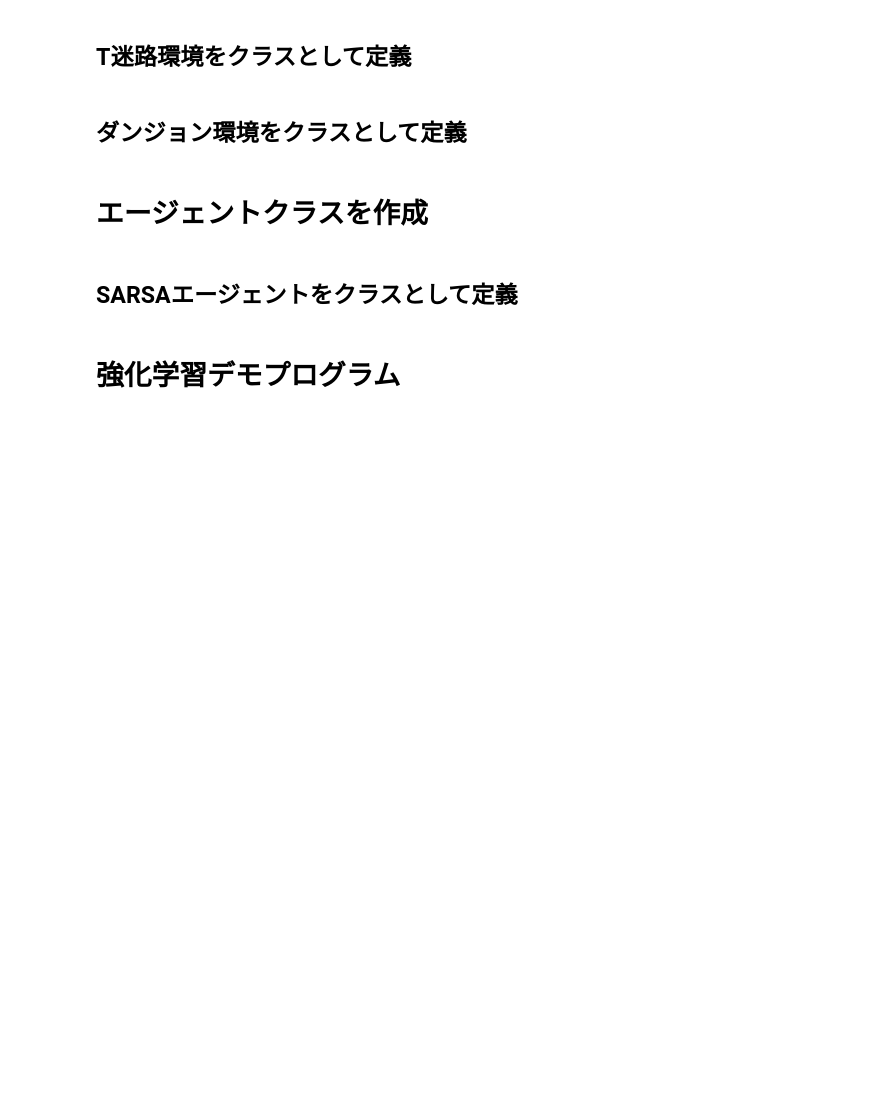
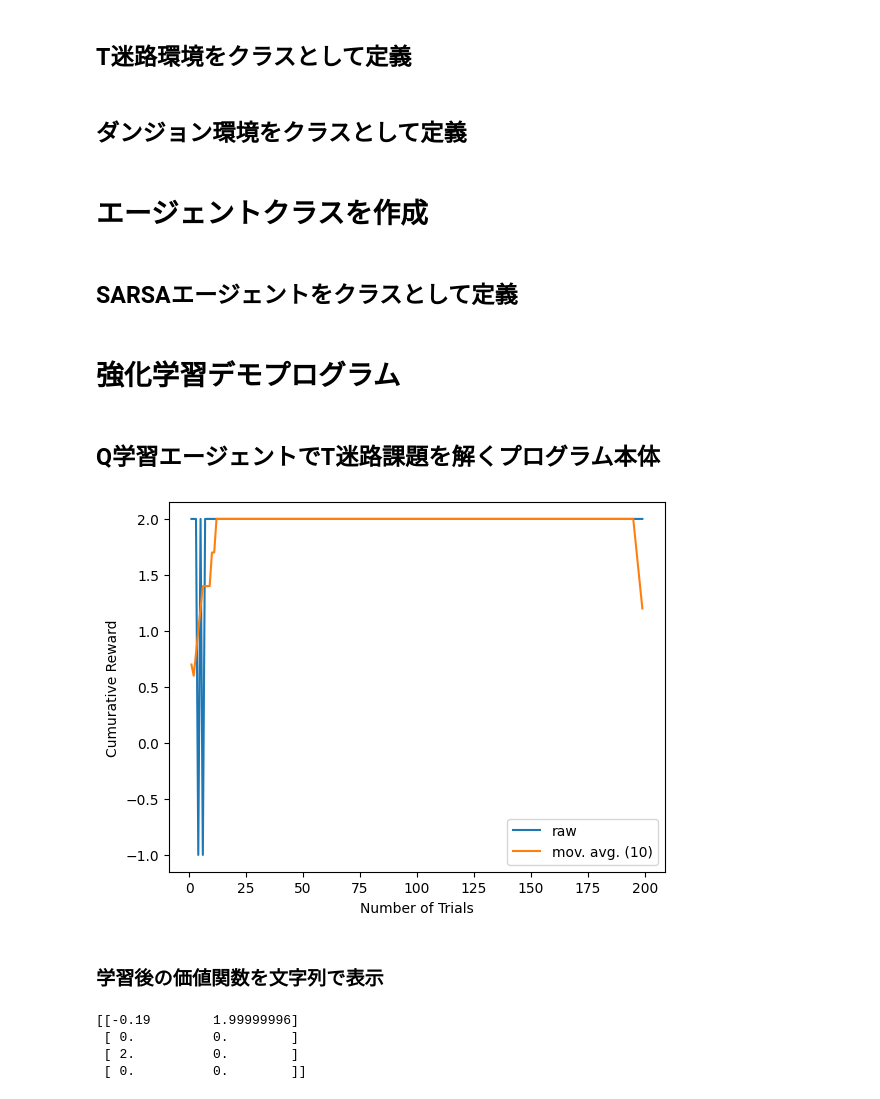
Before and after one commit to juniti-y/RLseminar, a Jupyter notebook: RLex02.ipynb, the cells around one changed output. Cells and saved outputs as stored; diff of their text form; code cells hidden in the pictures; blank space fills up the shorter version.

```diff
--- a/RLex02.ipynb
+++ b/RLex02.ipynb
@@ -381,6 +381,8 @@ class SARSAagent(Qagent):
         return
 # %% [markdown]
 # 強化学習デモプログラム
+# %% [markdown]
+## Q学習エージェントでT迷路課題を解くプログラム本体
 # %%
 # 最大トライアル数を設定
 MaxTrials = 200
@@ -398,39 +400,50 @@ env1 = Tmaze()
 agent1 = Qagent(num_state, num_action)
 
 # 学習エージェントのメタパラメータを設定
-agent1.set_meta_parameter(alpha=0.1, beta=2.0, gamma=1.0)
+agent1.set_meta_parameter(alpha=0.1, beta=5.0, gamma=1.0)
 
 # 各トライアルに獲得した累積報酬を格納する変数を初期化
 cum_rwd = np.zeros(MaxTrials)
 # トライアルをMaxTrials回くり返す
 for trial in range(MaxTrials):
     # 過去の状態・行動履歴をリセットする
     agent1.reset_memory()
     # 環境を初期状態に戻し、その状態を取得する
     [rwd, state] = env1.init_state()
     # ゴール状態に到達するまで以下をくり返す
     for step in range(MaxSteps):
         # ゴール状態に到達できたら、価値関数の更新のみ行う
         if env1.reach_goal():
             agent1.update_value(rwd, state, action)
             break
         # エージェントに現在の状態を伝えて、行動を選択させる
         action = agent1.select_action(state)
         # エージェントの価値関数を更新
         agent1.update_value(rwd, state, action)
         # 選択した行動を環境に出力し、次の状態に遷移させる
         [rwd, state] = env1.move_state(action)
         # 得られた報酬を累積する
         cum_rwd[trial] = cum_rwd[trial] + rwd
-    # トライアル終了後に累積報酬の推移をグラフ表示
-    plt.figure(1)
-    plt.clf()
-    plt.plot(range(1,trial+1), cum_rwd[0:trial], label = 'raw')
-    if trial > 20:
-        cum_rwd_mvavg =  np.convolve(cum_rwd[0:trial], np.ones(10)/10, mode='same')
-        plt.plot(range(1,trial+1), cum_rwd_mvavg, label = 'mov. avg. (10)')
+# トライアル終了後に累積報酬の推移をグラフ表示
+plt.figure(1)
+plt.clf()
+plt.plot(range(1,trial+1), cum_rwd[0:trial], label = 'raw')
+if trial > 20:
+    cum_rwd_mvavg =  np.convolve(cum_rwd[0:trial], np.ones(10)/10, mode='same')
+    plt.plot(range(1,trial+1), cum_rwd_mvavg, label = 'mov. avg. (10)')
     plt.xlabel('Number of Trials')
     plt.ylabel('Cumurative Reward')
     plt.legend()
     plt.pause(0.05)
     plt.show()
+# %% [output]
+[figure, added]
+# %% [markdown]
+### 学習後の価値関数を文字列で表示
+# %%
+agent1.print_action_value()
+# %% [output]
+[[-0.19        1.99999996]
+ [ 0.          0.        ]
+ [ 2.          0.        ]
+ [ 0.          0.        ]]
```
Also changed, not shown: parts of 3 cells of this notebook.
